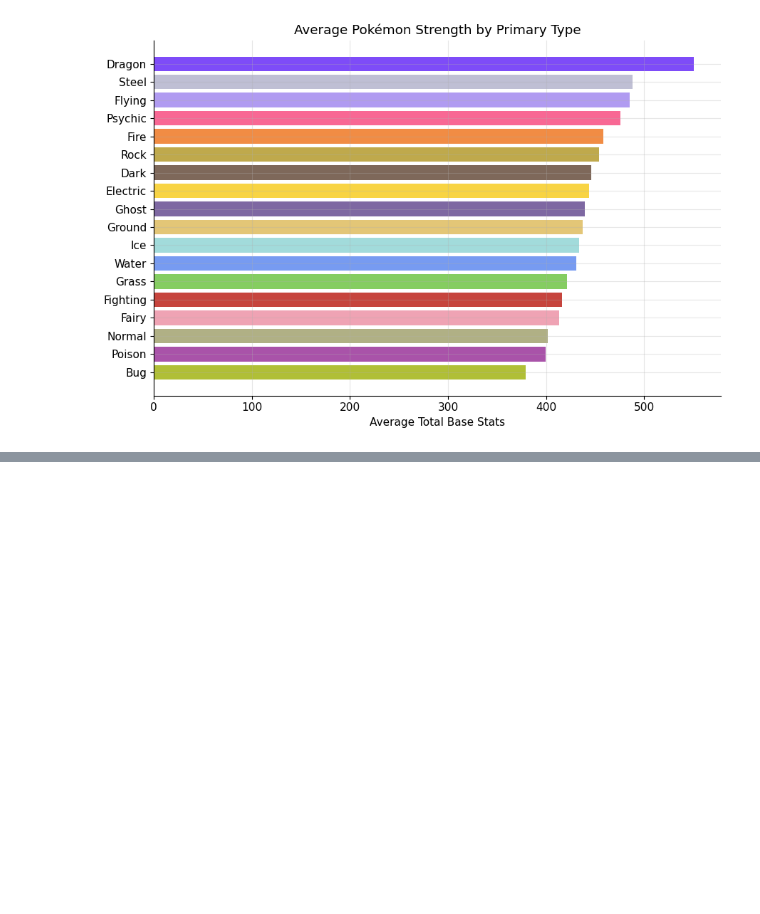
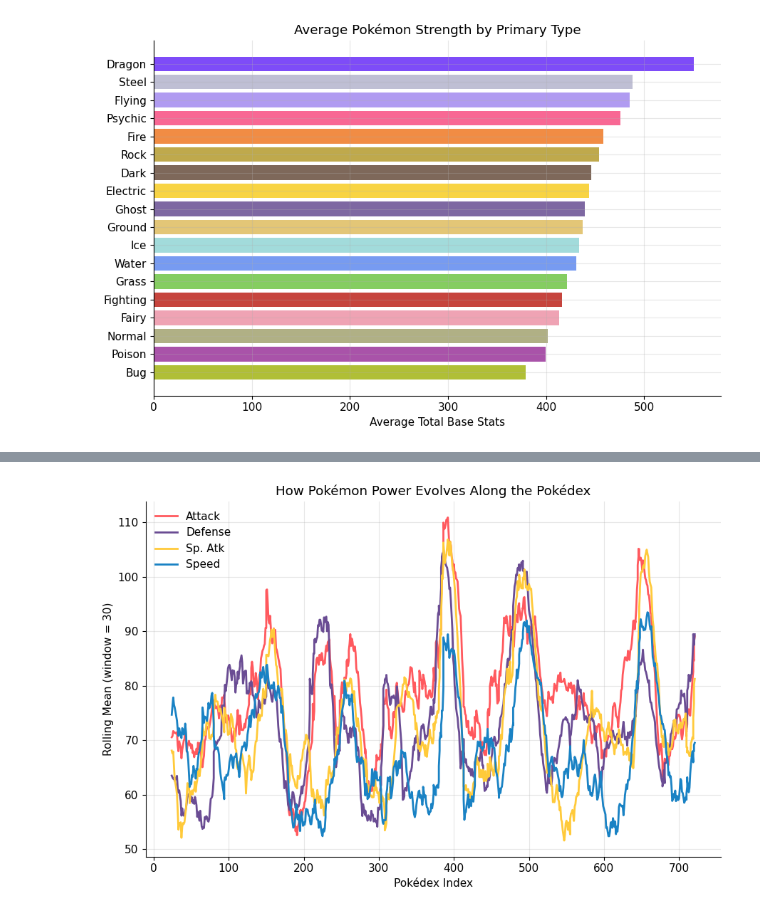
Before and after one commit to tiago2806/ml_pokemon, a Jupyter notebook: exploration.ipynb, the cells around one changed output, grey strips where cells are left out. Drawn from its saved outputs; the diff is of its cells as text; code cells hidden in the pictures; blank space fills up the shorter version.

```diff
--- a/exploration.ipynb
+++ b/exploration.ipynb
@@ -224,0 +259,47 @@ plt.show()
+# %%
+
+# Sort by Pokédex index
+df_sorted = dataset.sort_values("#")
+
+# Stats to track
+stats = ["Attack", "Defense", "Sp. Atk", "Speed"]
+
+# Rolling window size
+window = 30
+
+# Colors (consistent Pokémon palette)
+stat_colors = {
+    "Attack": "#FF595E",    # red
+    "Defense": "#6A4C93",   # purple
+    "Sp. Atk": "#FFCA3A",   # yellow
+    "Speed": "#1982C4"      # blue
+}
+
+plt.figure(figsize=(9, 6))
+
+# Plot rolling means
+for stat in stats:
+    rolling_mean = df_sorted[stat].rolling(window=window).mean()
+    plt.plot(
+        df_sorted["#"],
+        rolling_mean,
+        label=stat,
+        color=stat_colors[stat],
+        linewidth=2
+    )
+
+plt.xlabel("Pokédex Index")
+plt.ylabel(f"Rolling Mean (window = {window})")
+plt.title("How Pokémon Power Evolves Along the Pokédex")
+plt.legend(frameon=False)
+
+# Clean look
+ax = plt.gca()
+ax.grid(True, alpha=0.3)
+ax.spines["top"].set_visible(False)
+ax.spines["right"].set_visible(False)
+
+plt.tight_layout()
+plt.show()
+# %% [output]
+[figure, added]
```
Also changed, not shown: parts of 5 cells of this notebook.
